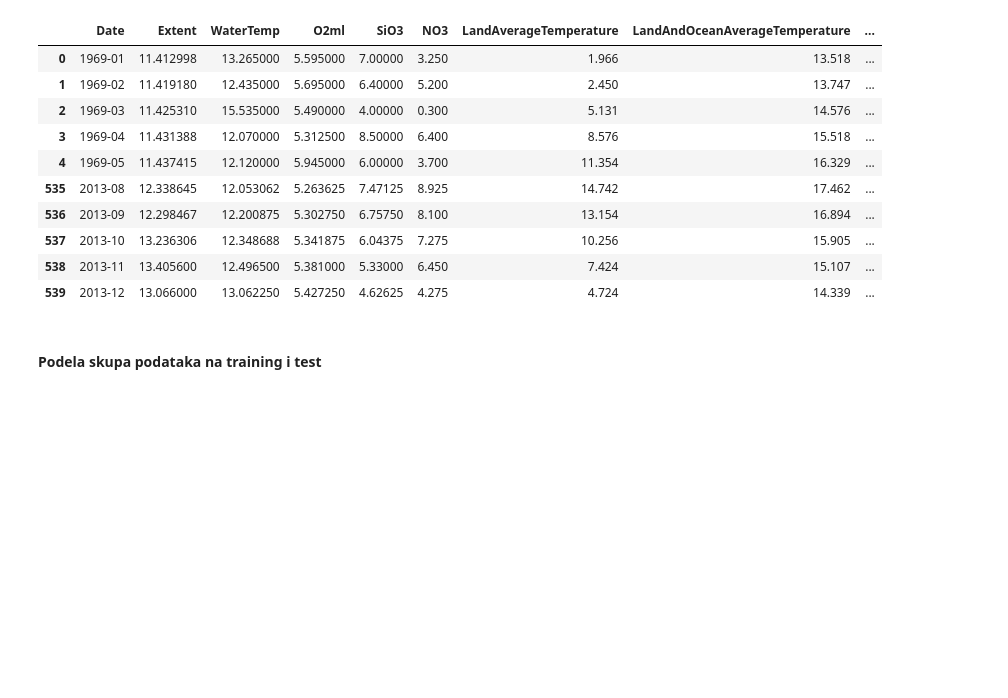
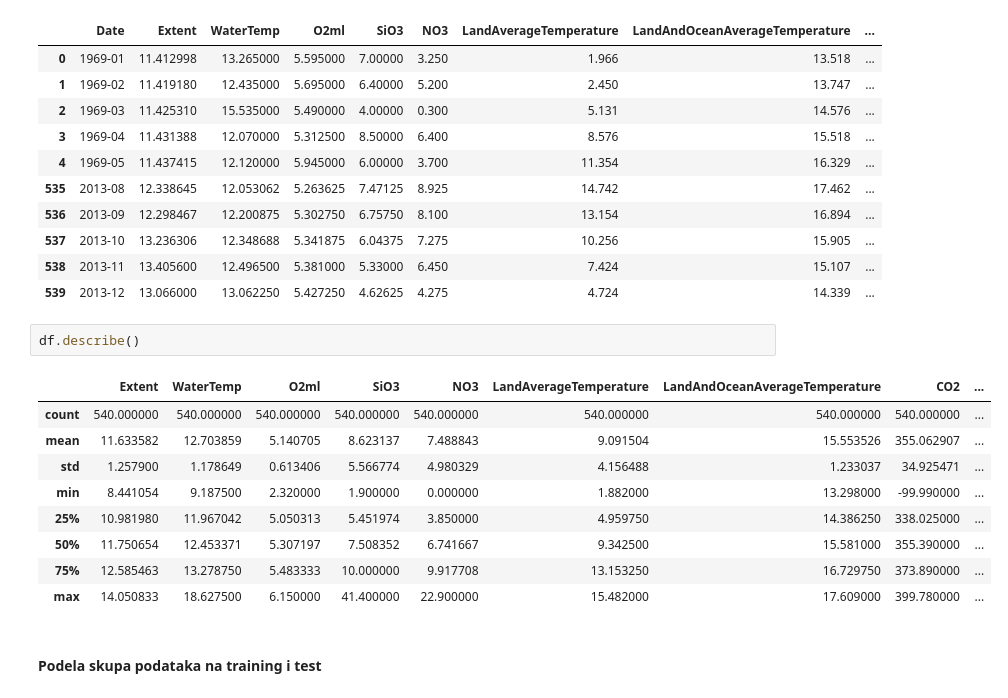
Before and after one commit to MAS-3S/SIAP-Analysis-Prediction-GMSL, a Jupyter notebook: implementation/GMSL_analysis_and_prediction.ipynb, the cells around one changed output. Drawn from its saved outputs; the diff is of its cells as text; blank space fills up the shorter version.

```diff
--- a/implementation/GMSL_analysis_and_prediction.ipynb
+++ b/implementation/GMSL_analysis_and_prediction.ipynb
@@ -19,6 +19,18 @@ df.head().append(df.tail())
 | 537 | 2013-10 | 13.236306 | 12.348688 | 5.341875 | 6.04375 | 7.275 | 10.256 | 15.905 | ... |
 | 538 | 2013-11 | 13.405600 | 12.496500 | 5.381000 | 5.33000 | 6.450 | 7.424 | 15.107 | ... |
 | 539 | 2013-12 | 13.066000 | 13.062250 | 5.427250 | 4.62625 | 4.275 | 4.724 | 14.339 | ... |
+# %%
+df.describe()
+# %% [output]
+|  | Extent | WaterTemp | O2ml | SiO3 | NO3 | LandAverageTemperature | LandAndOceanAverageTemperature | CO2 | ... |
+| count | 540.000000 | 540.000000 | 540.000000 | 540.000000 | 540.000000 | 540.000000 | 540.000000 | 540.000000 | ... |
+| mean | 11.633582 | 12.703859 | 5.140705 | 8.623137 | 7.488843 | 9.091504 | 15.553526 | 355.062907 | ... |
+| std | 1.257900 | 1.178649 | 0.613406 | 5.566774 | 4.980329 | 4.156488 | 1.233037 | 34.925471 | ... |
+| min | 8.441054 | 9.187500 | 2.320000 | 1.900000 | 0.000000 | 1.882000 | 13.298000 | -99.990000 | ... |
+| 25% | 10.981980 | 11.967042 | 5.050313 | 5.451974 | 3.850000 | 4.959750 | 14.386250 | 338.025000 | ... |
+| 50% | 11.750654 | 12.453371 | 5.307197 | 7.508352 | 6.741667 | 9.342500 | 15.581000 | 355.390000 | ... |
+| 75% | 12.585463 | 13.278750 | 5.483333 | 10.000000 | 9.917708 | 13.153250 | 16.729750 | 373.890000 | ... |
+| max | 14.050833 | 18.627500 | 6.150000 | 41.400000 | 22.900000 | 15.482000 | 17.609000 | 399.780000 | ... |
 # %% [markdown]
 #### Podela skupa podataka na training i test
 # %%
```
Also changed, not shown: parts of 1 cell of this notebook, 2 other files.
